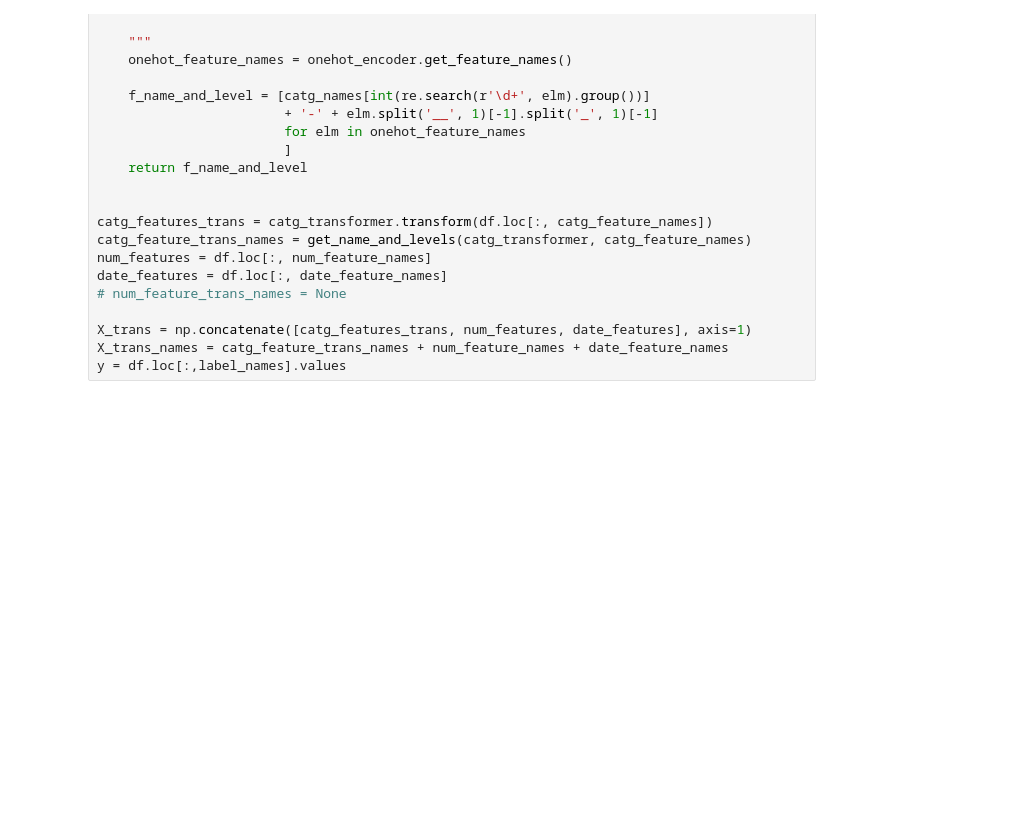
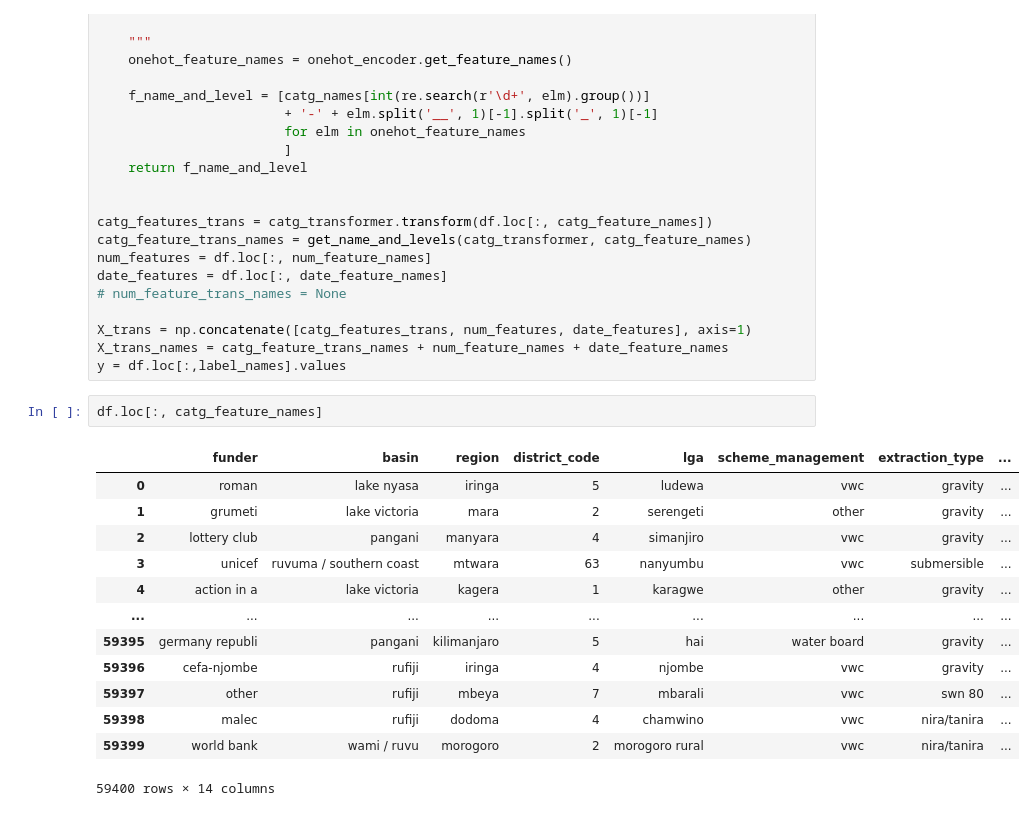
Before and after one commit to atalebizadeh/DS-Career-Track, a Jupyter notebook: Capstone Project 1/Water Pumps/Water Pumps - Modeling and Prediction.ipynb, the cells around one changed output. Cells and saved outputs as stored; diff of their text form; blank space fills up the shorter version.

```diff
--- a/Capstone Project 1/Water Pumps/Water Pumps - Modeling and Prediction.ipynb
+++ b/Capstone Project 1/Water Pumps/Water Pumps - Modeling and Prediction.ipynb
@@ -115,6 +140,22 @@ date_features = df.loc[:, date_feature_names]
 X_trans = np.concatenate([catg_features_trans, num_features, date_features], axis=1)
 X_trans_names = catg_feature_trans_names + num_feature_names + date_feature_names
 y = df.loc[:,label_names].values
+# %%
+df.loc[:, catg_feature_names]
+# %% [output]
+|  | funder | basin | region | district_code | lga | scheme_management | extraction_type | ... |
+| 0 | roman | lake nyasa | iringa | 5 | ludewa | vwc | gravity | ... |
+| 1 | grumeti | lake victoria | mara | 2 | serengeti | other | gravity | ... |
+| 2 | lottery club | pangani | manyara | 4 | simanjiro | vwc | gravity | ... |
+| 3 | unicef | ruvuma / southern coast | mtwara | 63 | nanyumbu | vwc | submersible | ... |
+| 4 | action in a | lake victoria | kagera | 1 | karagwe | other | gravity | ... |
+| ... | ... | ... | ... | ... | ... | ... | ... | ... |
+| 59395 | germany republi | pangani | kilimanjaro | 5 | hai | water board | gravity | ... |
+| 59396 | cefa-njombe | rufiji | iringa | 4 | njombe | vwc | gravity | ... |
+| 59397 | other | rufiji | mbeya | 7 | mbarali | vwc | swn 80 | ... |
+| 59398 | malec | rufiji | dodoma | 4 | chamwino | vwc | nira/tanira | ... |
+| 59399 | world bank | wami / ruvu | morogoro | 2 | morogoro rural | vwc | nira/tanira | ... |
+59400 rows × 14 columns
 # %%
 # Training Decision Tree Classifier Model
 dt_model = DecisionTreeClassifier(
```
Also changed, not shown: parts of 10 cells of this notebook.
